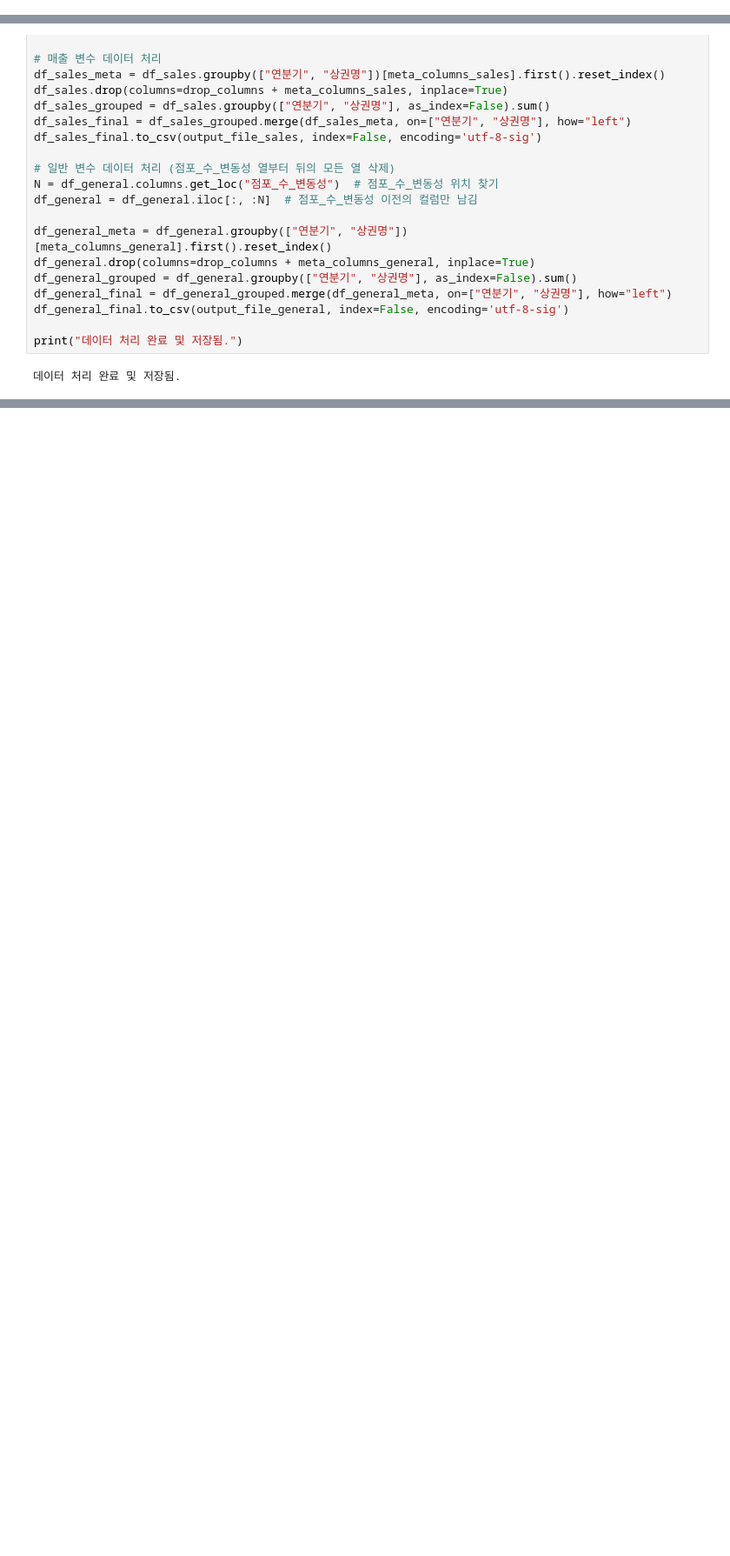
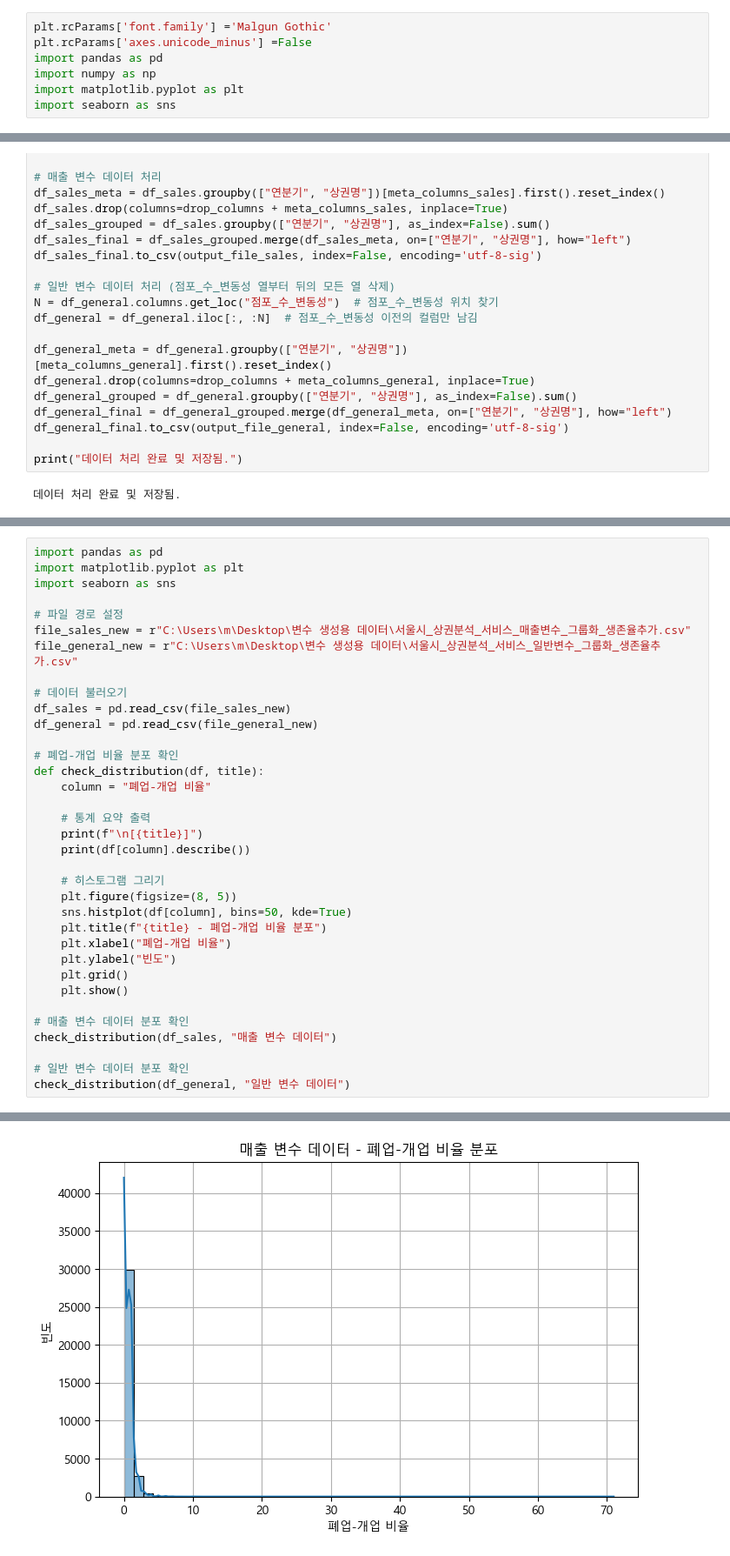
Before and after one commit to medici-bda10-sda/sda.final.project, a Jupyter notebook: 2025-02-20.ipynb, the cells around one changed output, grey strips where cells are left out. Shown at 87% size. Saved outputs shown, nothing was run; the diff lists cells and outputs as text; blank space fills up the shorter version.

```diff
--- a/2025-02-20.ipynb
+++ b/2025-02-20.ipynb
@@ -0,0 +3,7 @@
+# %%
+plt.rcParams['font.family'] ='Malgun Gothic'
+plt.rcParams['axes.unicode_minus'] =False
+import pandas as pd
+import numpy as np
+import matplotlib.pyplot as plt
+import seaborn as sns
@@ -47,0 +179,36 @@ print("데이터 처리 완료 및 저장됨.")
+# %%
+import pandas as pd
+import matplotlib.pyplot as plt
+import seaborn as sns
+
+# 파일 경로 설정
+file_sales_new = r"C:\Users\m\Desktop\변수 생성용 데이터\서울시_상권분석_서비스_매출변수_그룹화_생존율추가.csv"
+file_general_new = r"C:\Users\m\Desktop\변수 생성용 데이터\서울시_상권분석_서비스_일반변수_그룹화_생존율추가.csv"
+
+# 데이터 불러오기
+df_sales = pd.read_csv(file_sales_new)
+df_general = pd.read_csv(file_general_new)
+
+# 폐업-개업 비율 분포 확인
+def check_distribution(df, title):
+    column = "폐업-개업 비율"
+
+    # 통계 요약 출력
+    print(f"\n[{title}]")
+    print(df[column].describe())
+
+    # 히스토그램 그리기
+    plt.figure(figsize=(8, 5))
+    sns.histplot(df[column], bins=50, kde=True)
+    plt.title(f"{title} - 폐업-개업 비율 분포")
+    plt.xlabel("폐업-개업 비율")
+    plt.ylabel("빈도")
+    plt.grid()
+    plt.show()
+
+# 매출 변수 데이터 분포 확인
+check_distribution(df_sales, "매출 변수 데이터")
+
+# 일반 변수 데이터 분포 확인
+check_distribution(df_general, "일반 변수 데이터")
+# %% [output]
@@ -47,0 +225 @@ print("데이터 처리 완료 및 저장됨.")
+[figure, added]
```
Also changed, not shown: parts of 18 cells of this notebook.
